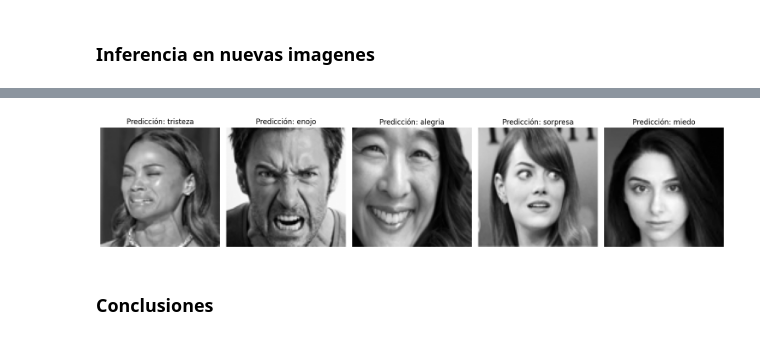
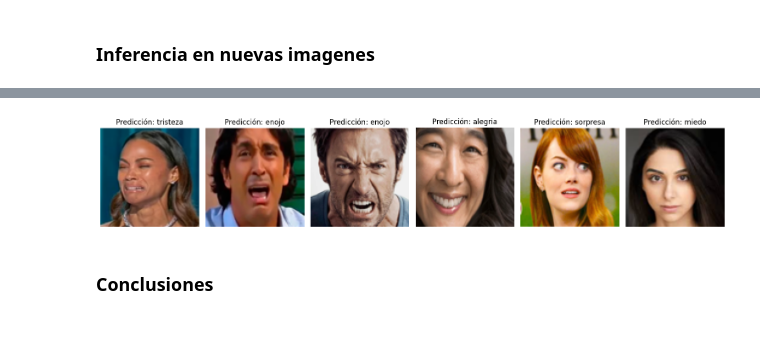
Before and after one commit to joagonzalez/ceia-aprendizaje-profundo, a Jupyter notebook: tp2/JOAQUIN-GONZALEZ-DL-TP2-Co18.ipynb, the cells around one changed output, grey strips where cells are left out. Drawn from its saved outputs; the diff is of its cells as text; code cells hidden in the pictures.

```diff
--- a/tp2/JOAQUIN-GONZALEZ-DL-TP2-Co18.ipynb
+++ b/tp2/JOAQUIN-GONZALEZ-DL-TP2-Co18.ipynb
@@ -546,14 +563,15 @@ Se utiliza **WeightedRandomSampler** como sampler para el DataLoader de train, p
 sampled_labels = []
 for i, (_, labels) in enumerate(train_loader):
     sampled_labels.extend(labels.numpy())
-    if len(sampled_labels) >= DATASET_AUGMENTED_SIZE / 2:  # tomamos una muestra
+    if len(sampled_labels) >= DATASET_AUGMENTED_SIZE:  # tomamos una muestra
         break
 
 # Contamos cuántas veces aparece cada clase
 balanced_train_counts = Counter(sampled_labels)
+balanced_test_counts = Counter(test_dataset.targets)
 
 train_counts_named = map_counts_to_classnames(balanced_train_counts, train_dataset.classes)
-test_counts_named = map_counts_to_classnames(Counter(test_dataset.targets), test_dataset.classes)
+test_counts_named = map_counts_to_classnames(balanced_test_counts, test_dataset.classes)
 
 plot_class_distribution(train_counts_named, test_counts_named)
 # %% [output]
@@ -1305,8 +1439,10 @@ Se recomienda utilizar `scikit-learn` para calcular métricas como accuracy, F1
 # %% [markdown]
 ### Evaluación
 # %%
-# Cargar el modelo final desde el archivo
-model_final.load_state_dict(torch.load('cnn_final.pth', map_location=device))
-model_final.eval()  # Configurar el modelo en modo evaluación
+# Se carga el modelo final
+model = CNNFinal()
+# Se carga el modelo final desde el archivo que se generó durante el entrenamiento
+model.load_state_dict(torch.load('cnn_final.pth', map_location=device))
+model.eval()  # Configurar el modelo en modo evaluación
 print("Modelo cargado correctamente.")
 # %% [output]
@@ -1474,5 +1709,5 @@ Subir al menos 3 imágenes personales (con el rostro de ustedes o de otras perso
 # %%
-def inferencia(model, dataset_path, transform, class_names, device) -> tuple:
+def inference(model: torch.nn.Module, dataset_path: str, transform: torchvision.transforms.Compose, class_names: list, device: str) -> tuple:
     """
     Realiza inferencia sobre imágenes en una carpeta.
 
@@ -1496,7 +1731,7 @@ def inferencia(model, dataset_path, transform, class_names, device) -> tuple:
 
     for image_file in image_files:
         image_path = os.path.join(dataset_path, image_file)
-        image = Image.open(image_path).convert('L')  # Convertir a escala de grises
+        image = Image.open(image_path)    # Abrir imagen
         image = image.resize((100, 100))  # Redimensionar a 100x100
 
         # Aplicar transformaciones
@@ -1510,7 +1745,7 @@ def inferencia(model, dataset_path, transform, class_names, device) -> tuple:
             images.append(image)
     return images, labels, class_names
 
-def resultados_inferencia(images, labels, class_names):
+def inference_results(images: list, labels: list, class_names: list) -> None:
     """
     Muestra las imágenes con sus etiquetas de clasificación.
 
@@ -1525,18 +1760,17 @@ def resultados_inferencia(images, labels, class_names):
     fig, axes = plt.subplots(1, len(images), figsize=(15, 4))
 
     for i, (img, label) in enumerate(zip(images, labels)):
-        axes[i].imshow(img, cmap='gray')
+        axes[i].imshow(img)
         axes[i].set_title(f"Predicción: {label}")
         axes[i].axis('off')
 
     plt.tight_layout()
     plt.show()
 # %%
-# Ejemplo de uso
 external_dataset_path = "external_eval_dataset"
-imagenes, etiquetas, clases = inferencia(model_final, external_dataset_path, test_transform, test_dataset.classes, device)
-resultados_inferencia(imagenes, etiquetas, clases)
+imagenes, etiquetas, clases = inference(model, external_dataset_path, test_transform, test_dataset.classes, device)
+inference_results(imagenes, etiquetas, clases)
 # %% [output]
-[figure, old version]
+[figure, new version]
 # %% [markdown]
 ### Conclusiones
```
Also changed, not shown: parts of 54 cells of this notebook.
